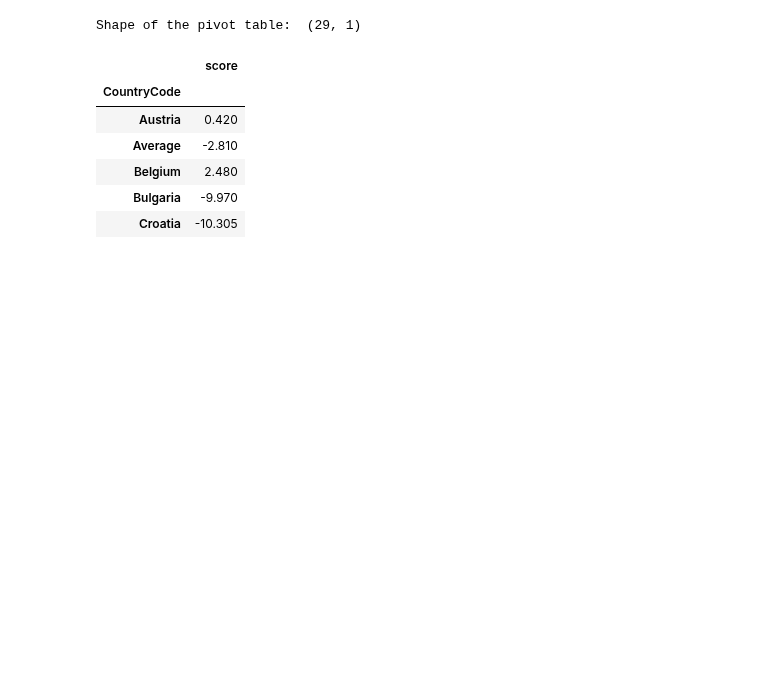
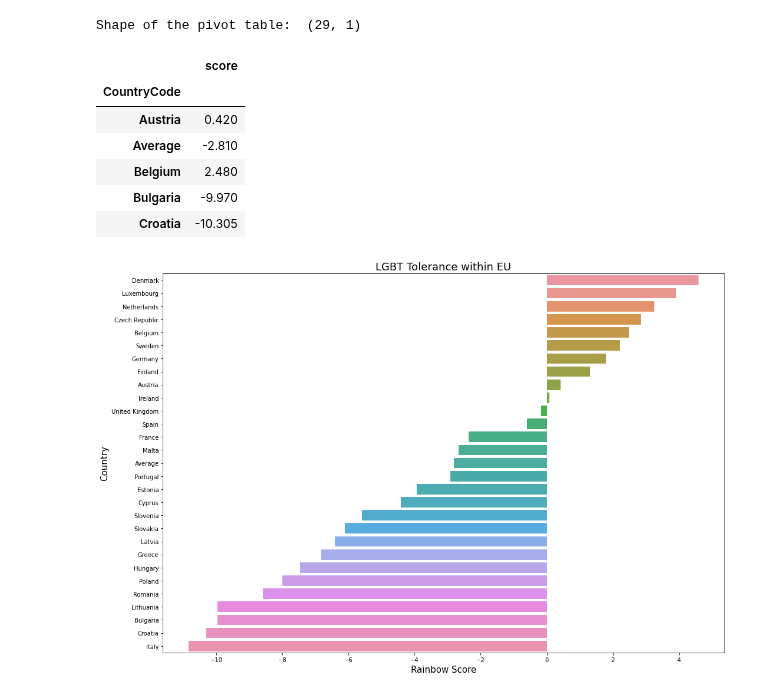
Before and after one commit to Petint/AI-and-DS, a Jupyter notebook: The LGBT project/project.ipynb, the cells around one changed output. Cells and saved outputs as stored; diff of their text form; code cells hidden in the pictures; blank space fills up the shorter version.

```diff
--- a/The LGBT project/project.ipynb
+++ b/The LGBT project/project.ipynb
@@ -576,3 +576,18 @@ Shape of the pivot table:  (29, 1)
 | Belgium | 2.480 |
 | Bulgaria | -9.970 |
 | Croatia | -10.305 |
+# %%
+# Calculate acceptance score
+df1_p['score_s'] = scaler.fit_transform(df1_p[['score']])
+# %%
+plt.figure(figsize=(15,10))
+
+ax = sns.barplot(x=df1_p.score, y=df1_p.index, order=df1_p.sort_values('score', ascending=False).index)
+
+plt.xlabel("Rainbow Score", size=15)
+plt.ylabel("Country", size=15)
+plt.title("LGBT Tolerance within EU", size=18)
+plt.tight_layout()
+plt.savefig("Acceptance_lgbt_eu_RainbowScore.png", dpi=100)
+# %% [output]
+[figure, added]
```
Also changed, not shown: parts of 4 cells of this notebook.
